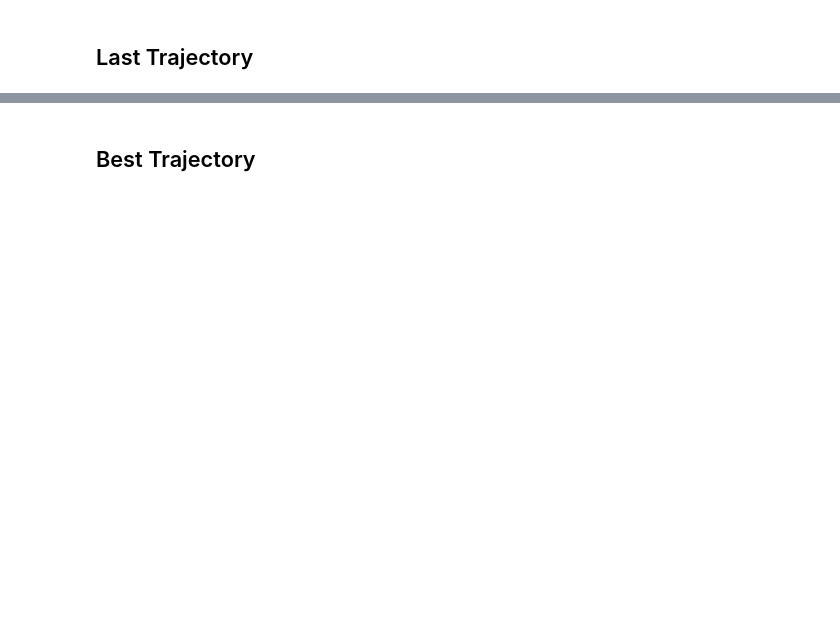
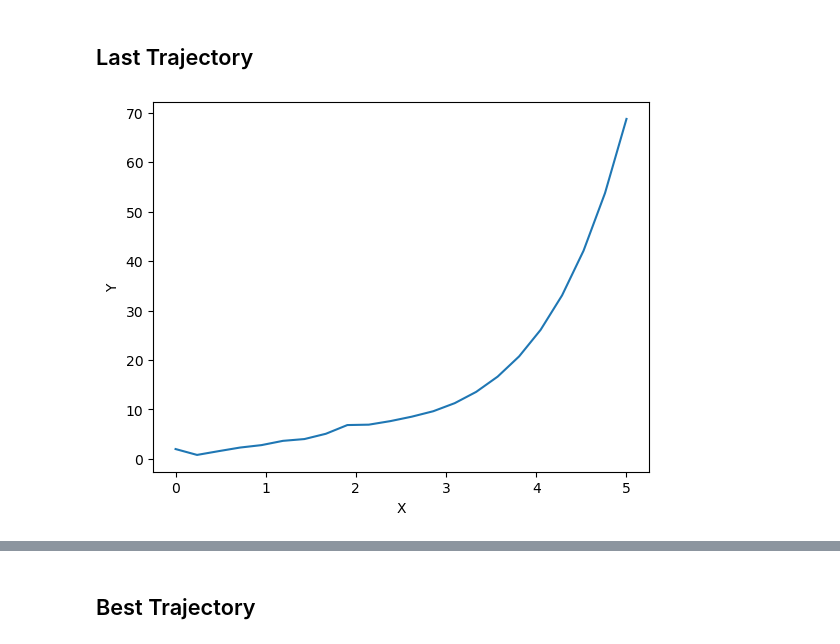
Before and after one commit to cwyueh23/Unicycle, a Jupyter notebook: Linear_finite.ipynb, the cells around one changed output, grey strips where cells are left out. Saved outputs shown, nothing was run; the diff lists cells and outputs as text; code cells hidden in the pictures; blank space fills up the shorter version.

```diff
--- a/Linear_finite.ipynb
+++ b/Linear_finite.ipynb
@@ -355,10 +362,13 @@ ValueError: x and y must have same first dimension, but have shapes (1020,) and
 ## Last Trajectory
 # %%
 obs=np.array(observation_t)
+x = np.linspace(0, T, N+2)
 obs=obs[:,[0,1]]
-plt.plot(obs[:,0],obs[:,1])
+plt.plot(x,obs[:,0])
 plt.xlabel('X')
 plt.ylabel('Y')
 plt.show()
+# %% [output]
+[figure, added]
 # %%
 pos=[]
```
Also changed, not shown: parts of 10 cells of this notebook, 1 other file.
